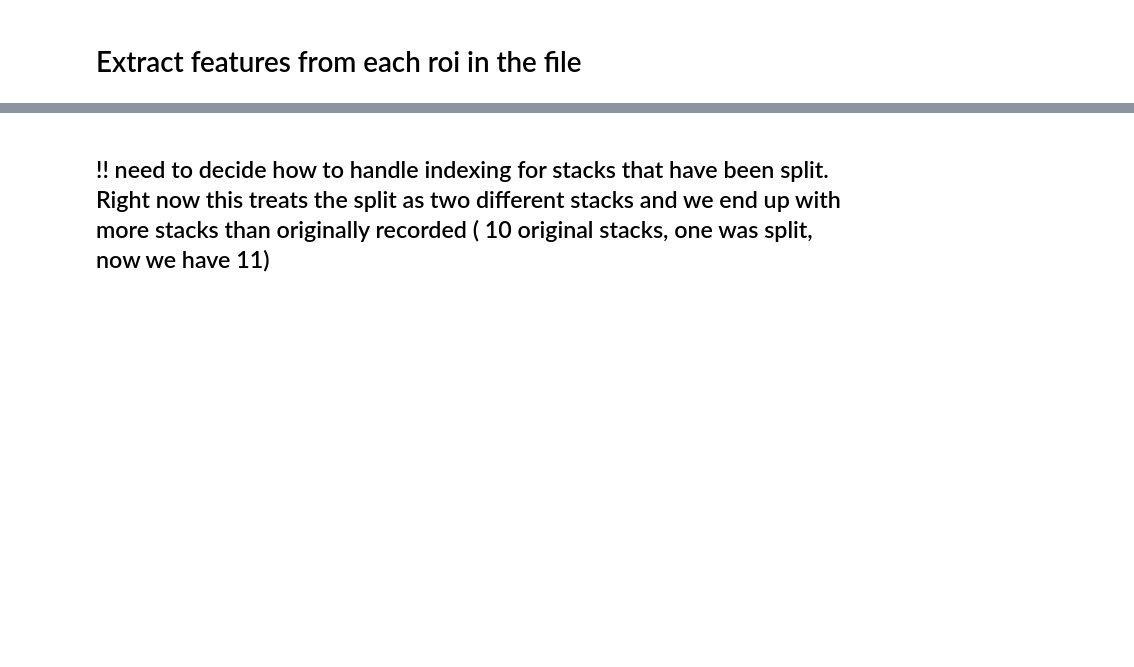
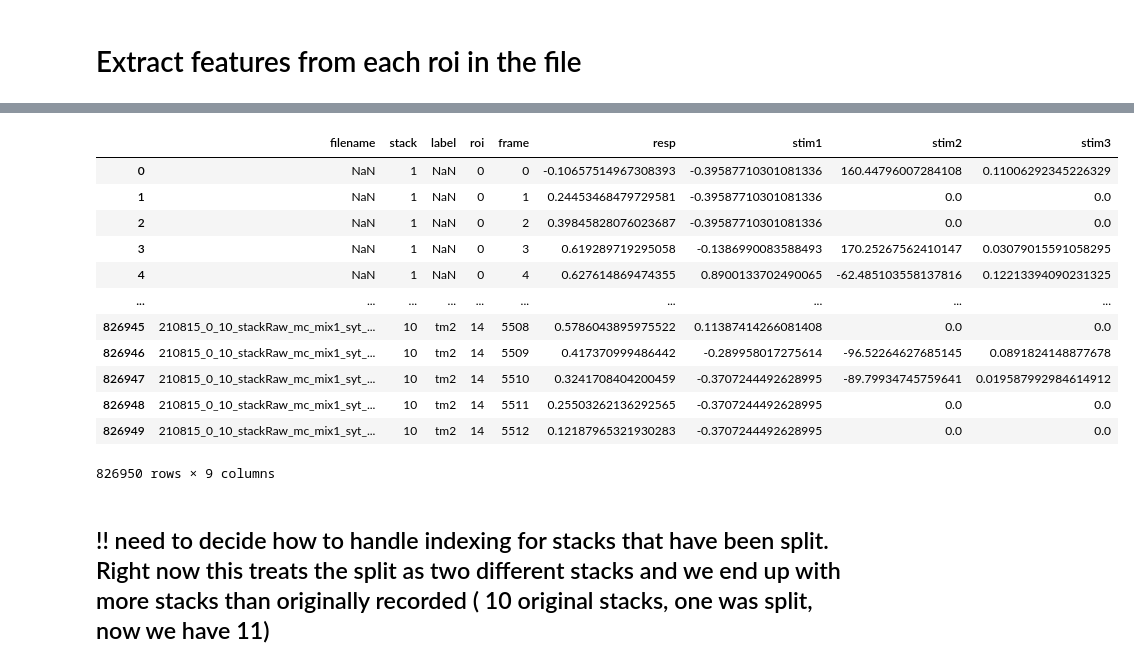
Before and after one commit to laurenneal/capstone-visual-neuroscience, a Jupyter notebook: get_results_and_features_stack_by_stack.ipynb, the cells around one changed output, grey strips where cells are left out. Cells and saved outputs as stored; diff of their text form; code cells hidden in the pictures; blank space fills up the shorter version.

```diff
--- a/get_results_and_features_stack_by_stack.ipynb
+++ b/get_results_and_features_stack_by_stack.ipynb
@@ -164,7 +158,7 @@ spatial_matrices[0].shape
 # %%
 import pandas as pd
 
-label_csv = pd.read_csv('/content/drive/MyDrive/DS6011_Capstone_VisualNeuroscience/Seeded_CNMF/Results/' + date_fly + '1_label' + movie_info + '.csv')
+label_csv = pd.read_csv('/content/drive/MyDrive/DS6011_Capstone_VisualNeuroscience/Seeded_CNMF/Results/' + date_fly + 'label' + movie_info + '_.csv')
 #Add a column that converts the index (0-index) to the roi number (1-index)
 label_csv['roi_number'] = label_csv['index'] + 1
 label_csv
@@ -240,0 +237,3 @@ Extracting raw features for 15 rois across 11 stacks
+# %%
+keys = list(results_file.keys())
+keys
@@ -240,0 +242,4 @@ Extracting raw features for 15 rois across 11 stacks
+# %%
+# make sure the shapes of each key match
+for l in keys:
+  print(results_file[l].shape)
@@ -240,0 +251,7 @@ Extracting raw features for 15 rois across 11 stacks
+# %%
+# check that all data is the same size for each stack
+for l in keys:
+  print(l)
+  for s in range(0,results_file[l].shape[1]): # loop through number of stacks
+    print(results_file[l][0,s].shape) # prints shape of each stack
+  print('----------')
@@ -240,0 +400,28 @@ Extracting raw features for 15 rois across 11 stacks
+# %%
+# combine stimulus data with raw data
+raw_data = raw_data.reset_index()
+for l in keys:
+  raw_data = raw_data.merge(s_df[s_df.l_label == l],how='right',left_on=['stack','roi','frame'], right_on=['stack','roi','frame'])
+  # name column after stimulus type
+  raw_data = raw_data.rename(columns={'stim_data': l})
+
+  # after adding to raw_data, drop data to save memory
+  s_df = s_df[s_df.l_label != l]
+
+  raw_data = raw_data.drop(columns=['l_label'])
+
+raw_data# = raw_data.drop(['stack','roi'])
+# %% [output]
+|  | filename | stack | label | roi | frame | resp | stim1 | stim2 | stim3 |
+| 0 | NaN | 1 | NaN | 0 | 0 | -0.10657514967308393 | -0.39587710301081336 | 160.44796007284108 | 0.11006292345226329 |
+| 1 | NaN | 1 | NaN | 0 | 1 | 0.24453468479729581 | -0.39587710301081336 | 0.0 | 0.0 |
+| 2 | NaN | 1 | NaN | 0 | 2 | 0.39845828076023687 | -0.39587710301081336 | 0.0 | 0.0 |
+| 3 | NaN | 1 | NaN | 0 | 3 | 0.619289719295058 | -0.1386990083588493 | 170.25267562410147 | 0.03079015591058295 |
+| 4 | NaN | 1 | NaN | 0 | 4 | 0.627614869474355 | 0.8900133702490065 | -62.485103558137816 | 0.12213394090231325 |
+| ... | ... | ... | ... | ... | ... | ... | ... | ... | ... |
+| 826945 | 210815_0_10_stackRaw_mc_mix1_syt_... | 10 | tm2 | 14 | 5508 | 0.5786043895975522 | 0.11387414266081408 | 0.0 | 0.0 |
+| 826946 | 210815_0_10_stackRaw_mc_mix1_syt_... | 10 | tm2 | 14 | 5509 | 0.417370999486442 | -0.289958017275614 | -96.52264627685145 | 0.0891824148877678 |
+| 826947 | 210815_0_10_stackRaw_mc_mix1_syt_... | 10 | tm2 | 14 | 5510 | 0.3241708404200459 | -0.3707244492628995 | -89.79934745759641 | 0.019587992984614912 |
+| 826948 | 210815_0_10_stackRaw_mc_mix1_syt_... | 10 | tm2 | 14 | 5511 | 0.25503262136292565 | -0.3707244492628995 | 0.0 | 0.0 |
+| 826949 | 210815_0_10_stackRaw_mc_mix1_syt_... | 10 | tm2 | 14 | 5512 | 0.12187965321930283 | -0.3707244492628995 | 0.0 | 0.0 |
+826950 rows × 9 columns
```
Also changed, not shown: parts of 23 cells of this notebook.
